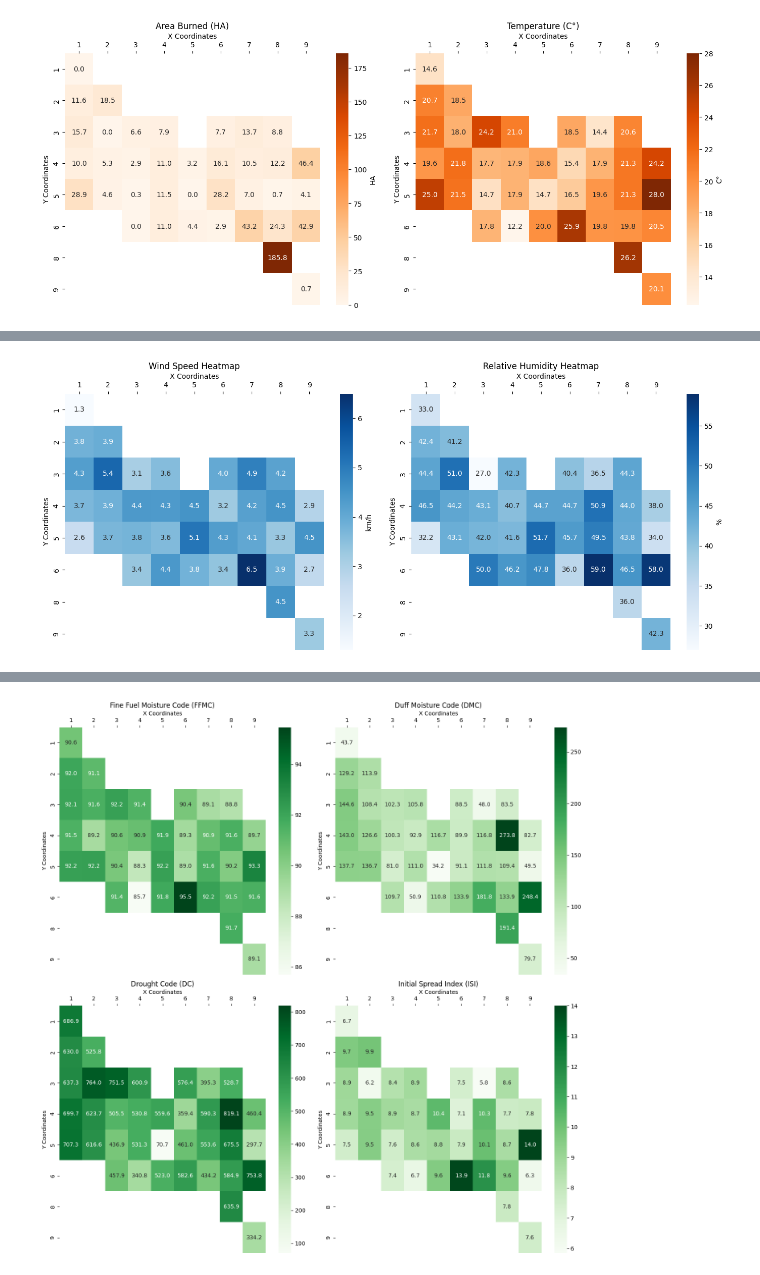
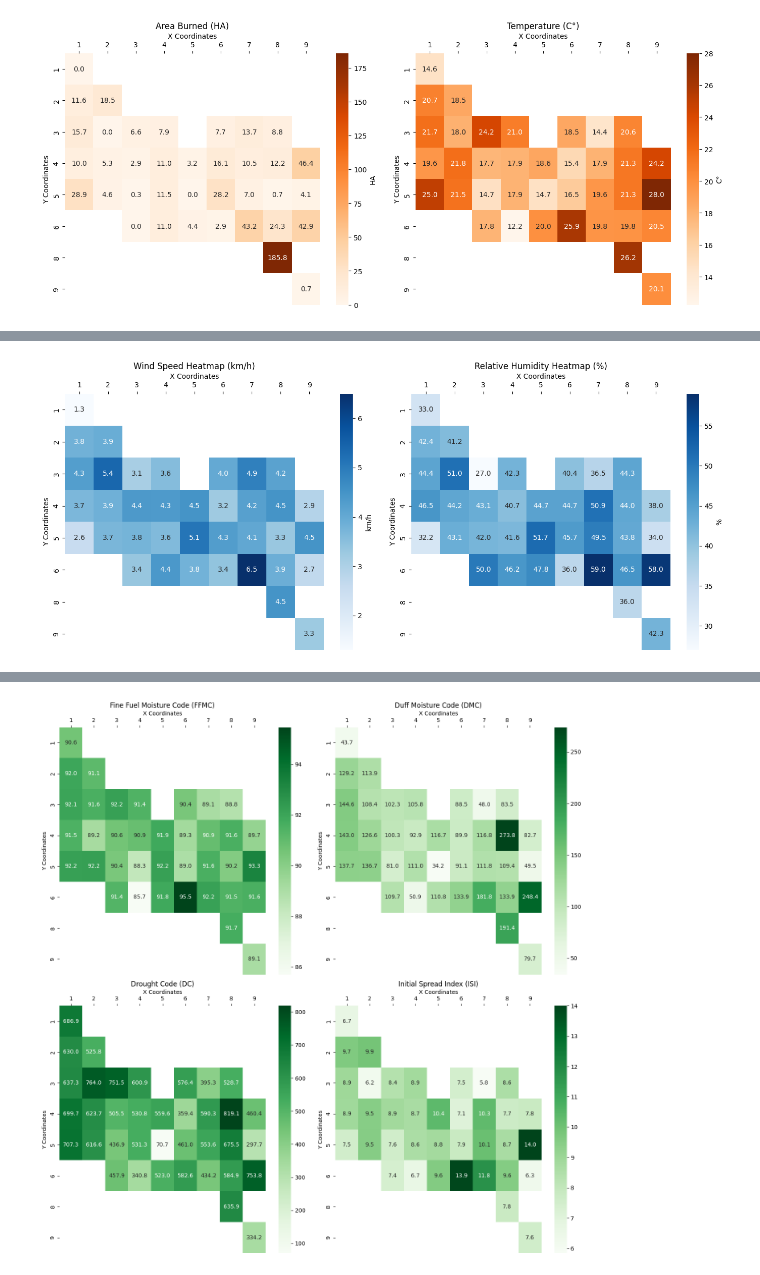
Before and after one commit to sashamrobinson/Firewatch, a Jupyter notebook: ForestFireDataAnalysis.ipynb, the cells around one changed output, grey strips where cells are left out. Drawn from its saved outputs; the diff is of its cells as text; code cells hidden in the pictures.

```diff
--- a/ForestFireDataAnalysis.ipynb
+++ b/ForestFireDataAnalysis.ipynb
@@ -114,22 +178,22 @@ plt.show()
 # %%
 # Prepare subplots
 fig, axs = plt.subplots(1, 2, figsize=(14, 6))
 ax3, ax4 = axs.flatten()
 
-ax3.set_title('Wind Speed Heatmap')
+ax3.set_title('Wind Speed Heatmap (km/h)')
 sns.heatmap(wind_heatmap_data, cmap='Blues', annot=True, fmt=".1f", cbar_kws={'label': 'km/h'}, ax=ax3)
 
-ax4.set_title('Relative Humidity Heatmap')
+ax4.set_title('Relative Humidity Heatmap (%)')
 sns.heatmap(humidity_heatmap_data, cmap='Blues', annot=True, fmt=".1f", cbar_kws={'label': '%'}, ax=ax4)
 
 for ax in [ax3, ax4]:
     ax.tick_params(top=True, labeltop=True, bottom=False, labelbottom=False)
     ax.xaxis.set_label_position('top')
     ax.set_xlabel('X Coordinates')
     ax.set_ylabel('Y Coordinates')
 
 plt.tight_layout()
 
 plt.show()
 # %% [output]
-[figure, old version]
+[figure, new version]
```
Also changed, not shown: parts of 13 cells of this notebook, 2 other files.
